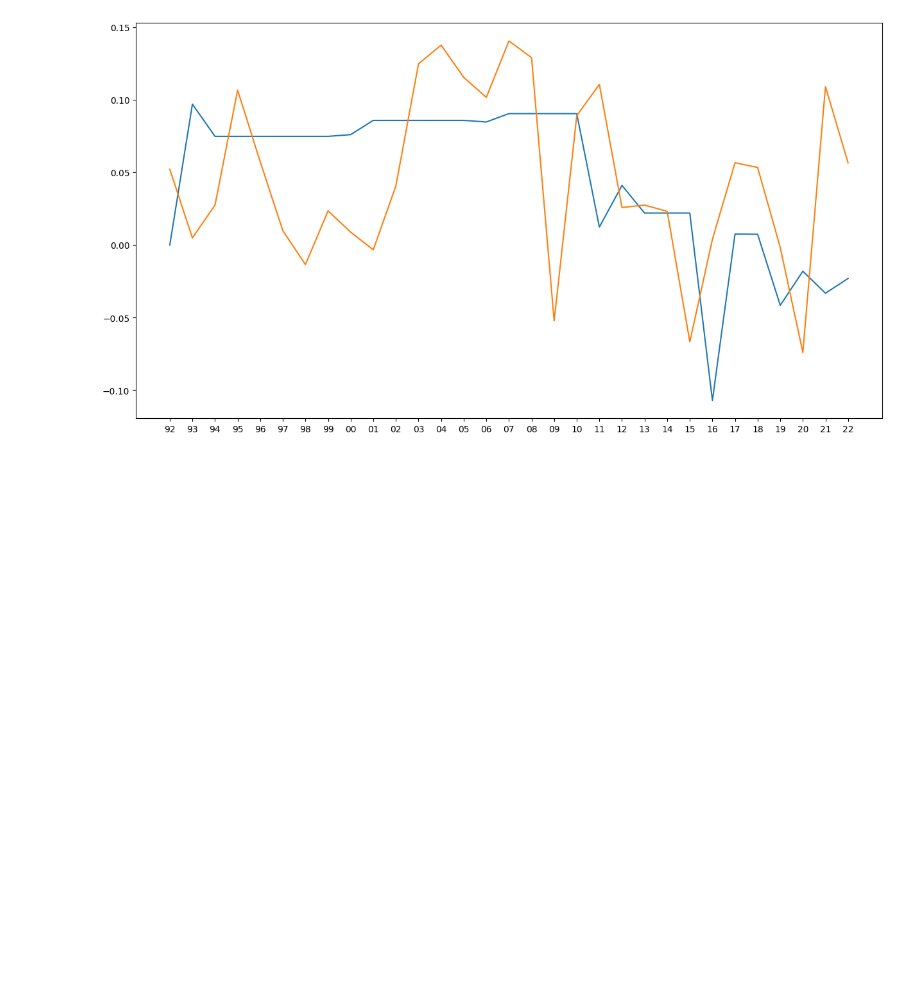
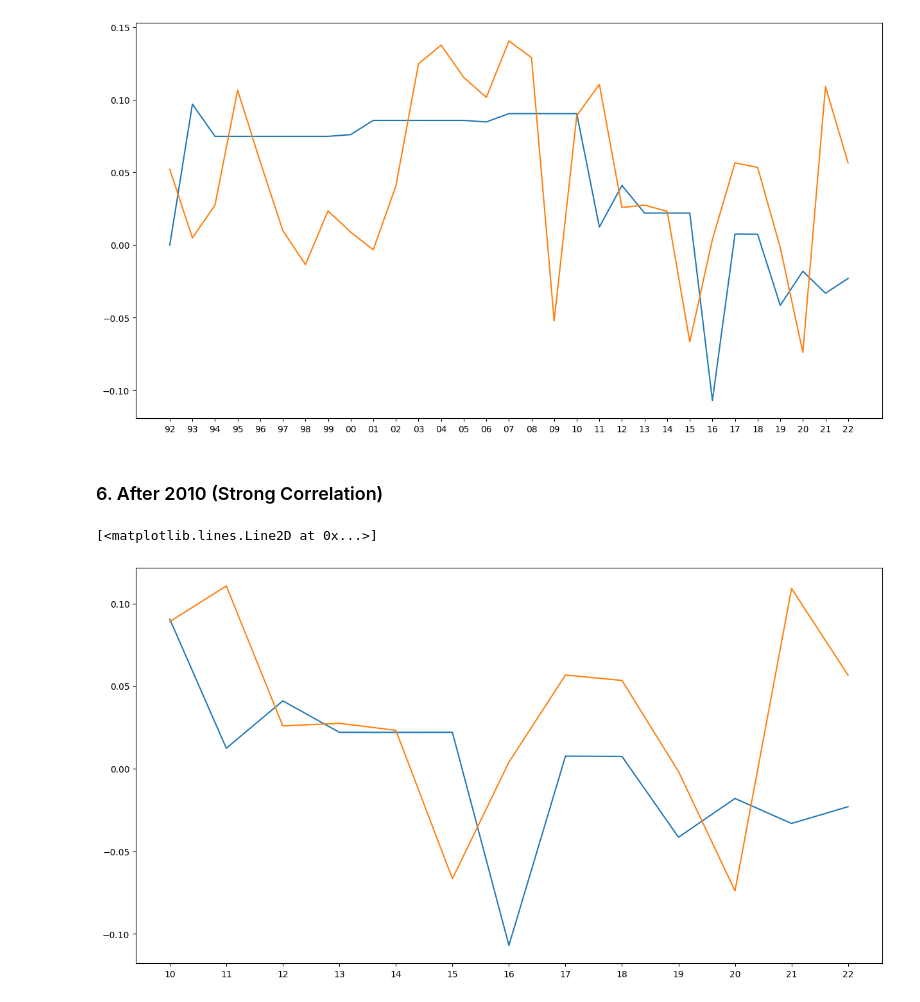
Before and after one commit to sdata07/Forest-Area-Predictor, a Jupyter notebook: main/main.ipynb, the cells around one changed output. Saved outputs shown, nothing was run; the diff lists cells and outputs as text; code cells hidden in the pictures; blank space fills up the shorter version.

```diff
--- a/main/main.ipynb
+++ b/main/main.ipynb
@@ -174,13 +163,13 @@ for country in country_list :
 # %%
 gdp_avg = gdp_growth.drop(columns=['Sr.No', 'Country'])
 gdp_vals = []
-for col in df_avg :
+for col in gdp_avg :
     gdp_vals.append(float(gdp_avg[col].sum()) / gdp_growth.shape[0])
 print(gdp_vals)
 # %% [output]
 [5.216802910782098, 0.4905646800533095, 2.752297132581993, 10.664246443256053, 5.733568188284384, 0.9905762525678908, -1.3467157807483374, 2.352375838223485, 0.8865453307305172, -0.32718993151137077,  ...
 # %%
-years = list(df_avg.columns)
+years = list(gdp_avg.columns)
 years = [year[2:] for year in years]
 # %%
 plt.figure(figsize=(15,8))
@@ -279,3 +253,17 @@ plt.plot(years,reg_gdp_vals)
 # %% [output]
 [<matplotlib.lines.Line2D at 0x...>]
 [figure]
+# %% [markdown]
+### 6. After 2010 (Strong Correlation)
+# %%
+years_2010 = years[18:] # Gives the years after 2010
+extent_vals_2010 = extent_vals[18:] # Gives the changes in forest cover after 2010
+reg_gdp_vals_2010 = reg_gdp_vals[18:] # Gives the changes in gdp per capita after 2010
+# %%
+plt.figure(figsize=(15,8))
+plt.plot(years_2010,extent_vals_2010)
+reg_gdp_vals = [i / 100 for i in gdp_vals]
+plt.plot(years_2010,reg_gdp_vals_2010)
+# %% [output]
+[<matplotlib.lines.Line2D at 0x...>]
+[figure, added]
```
Also changed, not shown: parts of 4 cells of this notebook.
